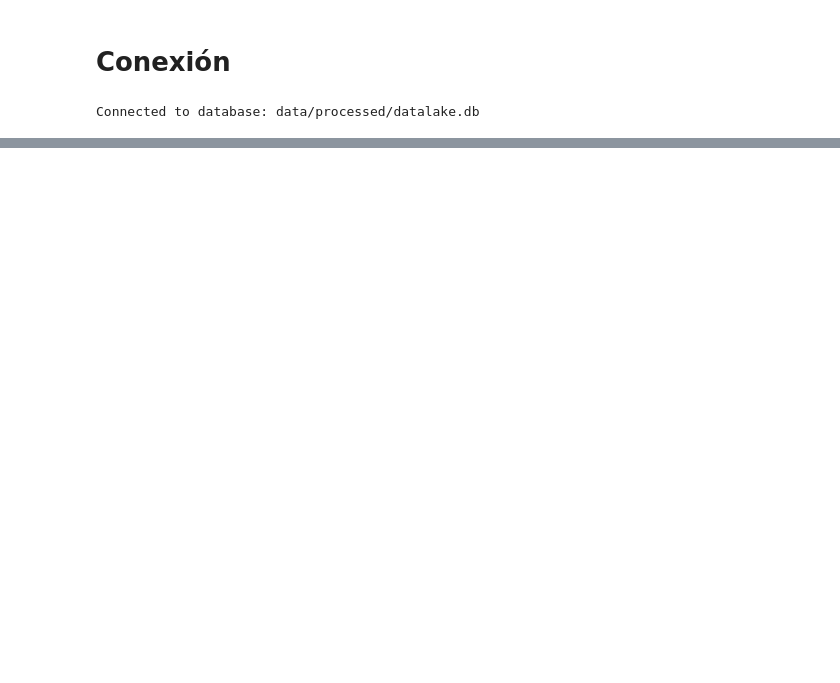
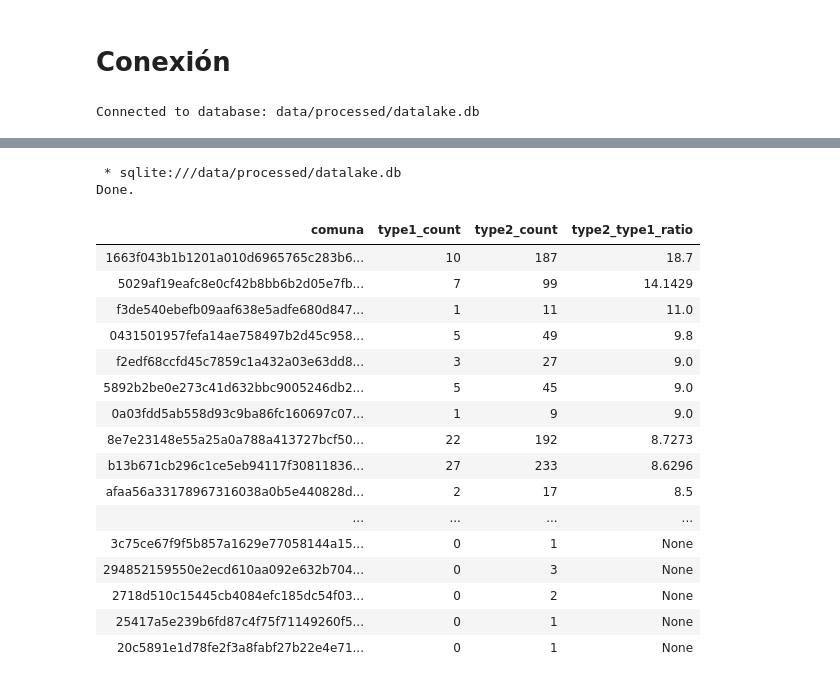
Before and after one commit to LeonardoFranco28/Data-Engineer-Technical-Assessment, a Jupyter notebook: notebook/analisys.ipynb, the cells around one changed output, grey strips where cells are left out. Saved outputs shown, nothing was run; the diff lists cells and outputs as text; code cells hidden in the pictures; blank space fills up the shorter version.

```diff
--- a/notebook/analisys.ipynb
+++ b/notebook/analisys.ipynb
@@ -78,0 +278,43 @@ print("Data inserted into the database successfully.")
+# %%
+%%sql
+-- Exercise 4: Conditional aggregation — type 1 vs type 2 events per commune, no JOINs
+-- Business question: which communes have the highest type 2 / type 1 ratio?
+--   A high ratio indicates areas with concentrated type 2 activity relative to type 1,
+--   informing campaign targeting and antenna prioritization by event mix.
+-- Data quality issue: NULL ratio (division by zero) reveals communes that received
+--   type 2 events but have no type 1 events — possible classification error or
+--   incomplete labeling pipeline.
+-- Note: operates on bi_data (Point 2 result) which already carries event_type and
+--   comuna — no JOIN required.
+
+SELECT
+    comuna,
+    COUNT(CASE WHEN event_type = 1 THEN 1 END)                      AS type1_count,
+    COUNT(CASE WHEN event_type = 2 THEN 1 END)                      AS type2_count,
+    ROUND(
+        1.0 * COUNT(CASE WHEN event_type = 2 THEN 1 END)
+            / NULLIF(COUNT(CASE WHEN event_type = 1 THEN 1 END), 0),
+    4)                                                               AS type2_type1_ratio
+FROM bi_data
+GROUP BY comuna
+ORDER BY type2_type1_ratio DESC NULLS LAST;
+# %% [output]
+ * sqlite:///data/processed/datalake.db
+Done.
+| comuna | type1_count | type2_count | type2_type1_ratio |
+| 1663f043b1b1201a010d6965765c283b6... | 10 | 187 | 18.7 |
+| 5029af19eafc8e0cf42b8bb6b2d05e7fb... | 7 | 99 | 14.1429 |
+| f3de540ebefb09aaf638e5adfe680d847... | 1 | 11 | 11.0 |
+| 0431501957fefa14ae758497b2d45c958... | 5 | 49 | 9.8 |
+| f2edf68ccfd45c7859c1a432a03e63dd8... | 3 | 27 | 9.0 |
+| 5892b2be0e273c41d632bbc9005246db2... | 5 | 45 | 9.0 |
+| 0a03fdd5ab558d93c9ba86fc160697c07... | 1 | 9 | 9.0 |
+| 8e7e23148e55a25a0a788a413727bcf50... | 22 | 192 | 8.7273 |
+| b13b671cb296c1ce5eb94117f30811836... | 27 | 233 | 8.6296 |
+| afaa56a33178967316038a0b5e440828d... | 2 | 17 | 8.5 |
+| ... | ... | ... | ... |
+| 3c75ce67f9f5b857a1629e77058144a15... | 0 | 1 | None |
+| 294852159550e2ecd610aa092e632b704... | 0 | 3 | None |
+| 2718d510c15445cb4084efc185dc54f03... | 0 | 2 | None |
+| 25417a5e239b6fd87c4f75f71149260f5... | 0 | 1 | None |
+| 20c5891e1d78fe2f3a8fabf27b22e4e71... | 0 | 1 | None |
```
Also changed, not shown: parts of 8 cells of this notebook, 2 other files.
